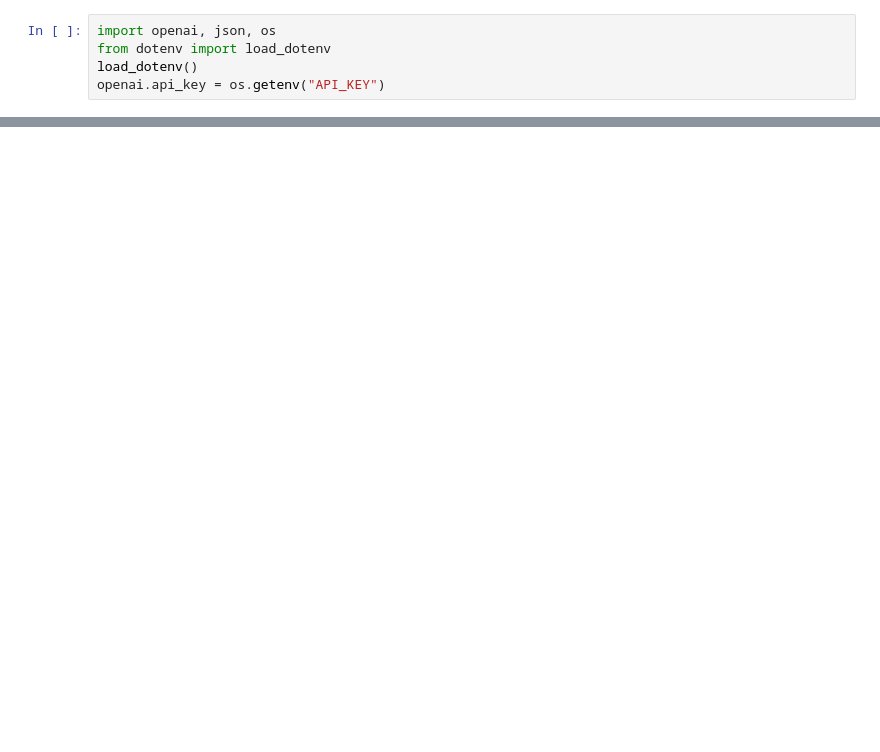
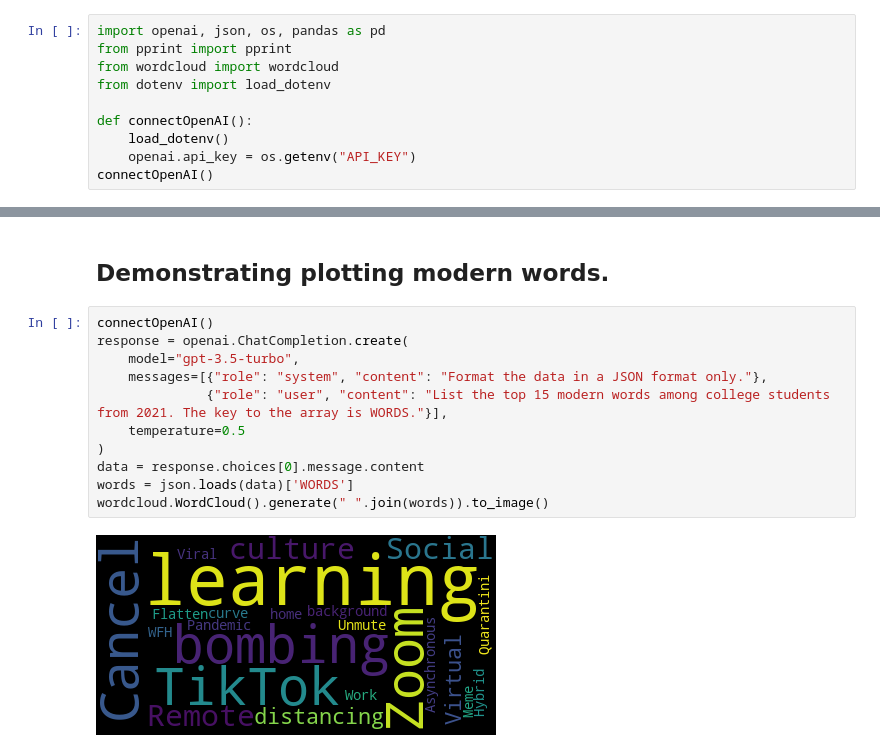
Before and after one commit to syntaxsdev/ARCScraping, a Jupyter notebook: GPT/GPT.ipynb, the cells around one changed output, grey strips where cells are left out. Drawn from its saved outputs; the diff is of its cells as text; blank space fills up the shorter version.

```diff
--- a/GPT/GPT.ipynb
+++ b/GPT/GPT.ipynb
@@ -1,5 +1,10 @@
 # %%
-import openai, json, os
+import openai, json, os, pandas as pd
+from pprint import pprint
+from wordcloud import wordcloud
 from dotenv import load_dotenv
-load_dotenv()
-openai.api_key = os.getenv("API_KEY")
+
+def connectOpenAI():
+    load_dotenv()
+    openai.api_key = os.getenv("API_KEY")
+connectOpenAI()
@@ -24,0 +11,15 @@ response.choices[0].message.content.split("\n")
+# %% [markdown]
+## Demonstrating plotting modern words.
+# %%
+connectOpenAI()
+response = openai.ChatCompletion.create(
+    model="gpt-3.5-turbo",
+    messages=[{"role": "system", "content": "Format the data in a JSON format only."},
+              {"role": "user", "content": "List the top 15 modern words among college students from 2021. The key to the array is WORDS."}],
+    temperature=0.5
+)
+data = response.choices[0].message.content
+words = json.loads(data)['WORDS']
+wordcloud.WordCloud().generate(" ".join(words)).to_image()
+# %% [output]
+[figure, added]
```
Also changed, not shown: parts of 7 cells of this notebook, 13 other files.
